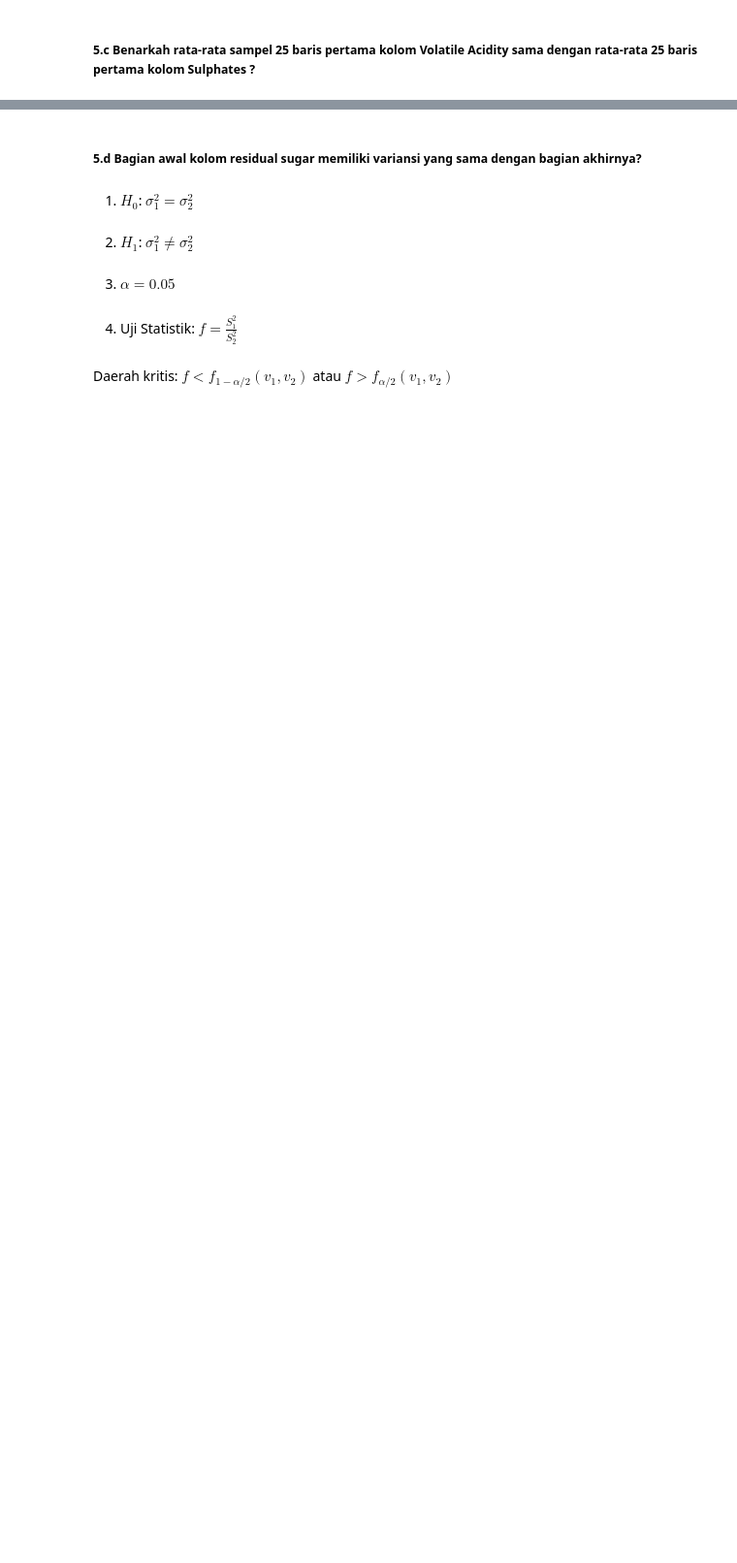
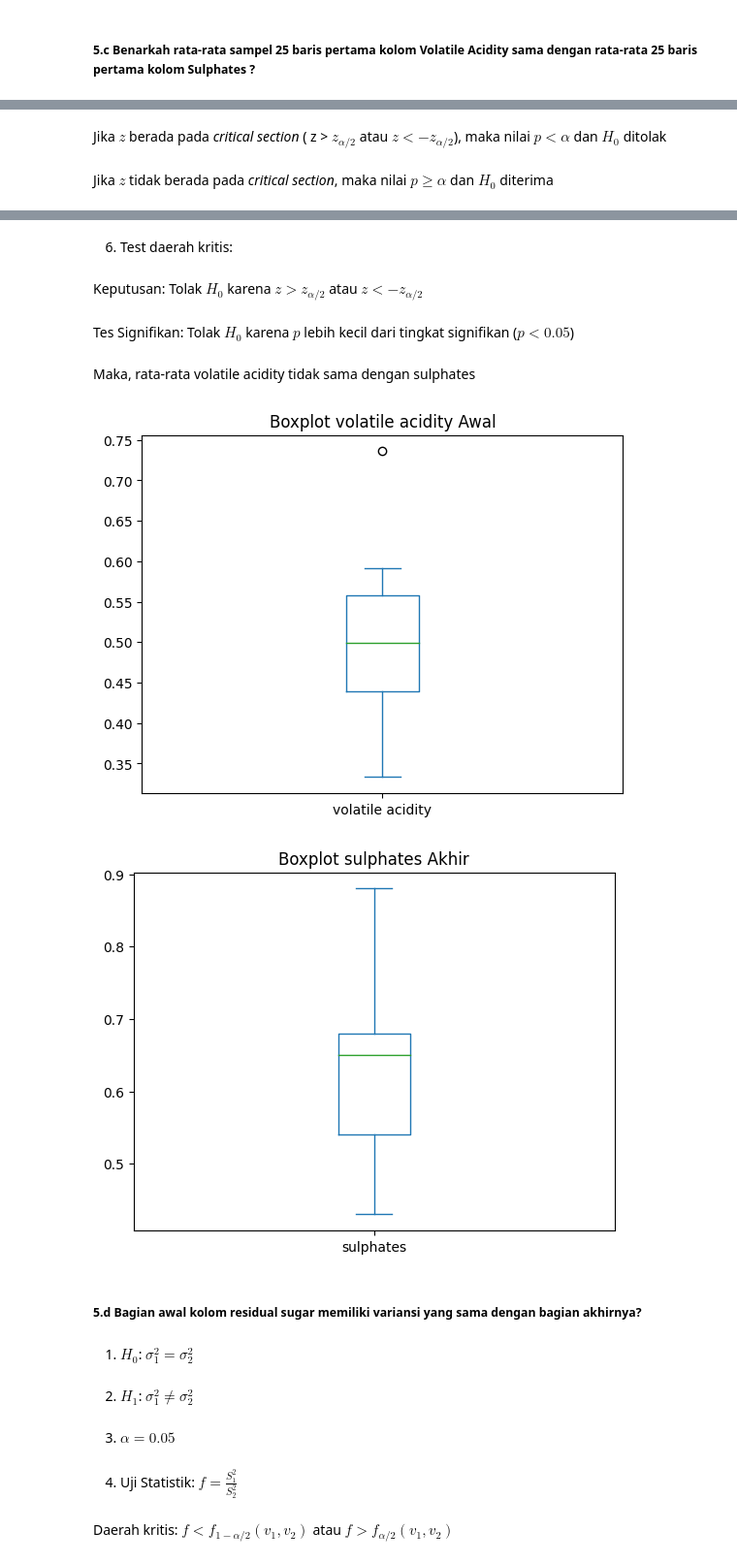
Before and after one commit to febryanarota/Tugas-Besar-Probstat, a Jupyter notebook: main.ipynb, the cells around one changed output, grey strips where cells are left out. Shown at 97% size. Saved outputs shown, nothing was run; the diff lists cells and outputs as text; code cells hidden in the pictures; blank space fills up the shorter version.

```diff
--- a/main.ipynb
+++ b/main.ipynb
@@ -569,0 +657,48 @@ Keputusan: false
+# %%
+kolom1 = "volatile acidity"
+kolom2 = "sulphates"
+miu_0 = 0
+alpha = 0.05
+awal = df[kolom1].head(25)
+akhir = df[kolom2].tail(25)
+x_bar1 = awal.mean()
+x_bar2 = akhir.mean()
+std1 = awal.std()
+std2 = akhir.std()
+
+z, p_value = ztest(awal, akhir, value=miu_0, alternative="two-sided")
+
+z_alpha = st.norm.ppf(1 - (alpha /2))
+
+display(Markdown(f"1. $H_0$:  $μ_1 - μ_2 = {miu_0}$"))
+display(Markdown(f"2. $H_1$:  $μ_1 - μ_2 ≠ {miu_0}$"))
+display(Markdown(f"3. $\\alpha = 0.05$"))
+display(Markdown("4. Uji Statistik: $ z = \\frac{(\\bar{x_{1}} - \\bar{x_{2}}) - (μ_{1} - μ_{2})} {\\sqrt{\\sigma_{1}^{2}/n_{1} + \\sigma_{2}^{2}/n_{2}}}$"))
+display(Markdown("Daerah kritis: $z > z_{\\alpha/2}$ atau $z < -z_{\\alpha/2}$"))
+display(Markdown("Jika $z$ berada pada *critical section* ( z > $z_{\\alpha/2}$ atau $z < -z_{\\alpha/2}$), maka nilai $p < \\alpha$ dan $H_0$ ditolak"))
+display(Markdown(f"Jika $z$ tidak berada pada *critical section*, maka nilai $p ≥ \\alpha$ dan $H_0$ diterima"))
+
+display(Markdown(f"""5. Komputasi<br>  n total $ = {n}$ <br>
+$\\bar x_1$ = ${round(x_bar1, 4)}$ <br> $\\sigma_1 $ = ${round(std1, 4)}$
+<br> $\\bar x_2$ = ${round(x_bar2, 4)}$ <br> $\\sigma_2 $ = ${round(std2, 4)}$
+<br> $z = {round(z, 4)}$<br> $z_\\alpha$ = ${round(z_alpha, 4)}$
+<br> $p = {round(p_value, 7)}$<br> """))
+
+display(Markdown(f"6. Test daerah kritis: "))
+if z > z_alpha or z < -z_alpha:
+    display(Markdown("Keputusan: Tolak $H_0$ karena $z > z_{\\alpha/2}$ atau $z < -z_{\\alpha/2}$ "))
+    display(Markdown(f"Tes Signifikan: Tolak $H_0$ karena $p$ lebih kecil dari tingkat signifikan ($p < {alpha}$)"))
+    display(Markdown(f"Maka, rata-rata {kolom1} tidak sama dengan {kolom2}"))
+else:
+    display(Markdown("Keputusan: Tidak menolak $H_0$ karena $z ≤ z_{\\alpha/2}$ atau $z ≥ -z_{\\alpha/2}$" ))
+    display(Markdown(f"Tes Signifikan: Terima $H_0$ dikarenakan $p$ lebih besar atau sama dengan tingkat signifikan ($p ≥ {alpha}$)"))
+    display(Markdown(f"Maka, rata-rata {kolom1} sama dengan {kolom2}"))
+
+awal.plot(kind="box")
+plt.title(f"Boxplot {kolom1} Awal")
+plt.show()
+
+akhir.plot(kind="box")
+plt.title(f"Boxplot {kolom2} Akhir")
+plt.show()
+# %% [output]
@@ -569,0 +710,2 @@ Keputusan: false
+Jika $z$ berada pada *critical section* ( z > $z_{\alpha/2}$ atau $z < -z_{\alpha/2}$), maka nilai $p < \alpha$ dan $H_0$ ditolak
+Jika $z$ tidak berada pada *critical section*, maka nilai $p ≥ \alpha$ dan $H_0$ diterima
@@ -570,3 +717,9 @@ Keputusan: false
+6. Test daerah kritis:
+Keputusan: Tolak $H_0$ karena $z > z_{\alpha/2}$ atau $z < -z_{\alpha/2}$
+Tes Signifikan: Tolak $H_0$ karena $p$ lebih kecil dari tingkat signifikan ($p < 0.05$)
+Maka, rata-rata volatile acidity tidak sama dengan sulphates
+[figure, added]
+[figure, added]
 # %% [markdown]
 ##### 5.d Bagian awal kolom residual sugar memiliki variansi yang sama dengan bagian akhirnya?
 # %%
```
Also changed, not shown: parts of 14 cells of this notebook.
